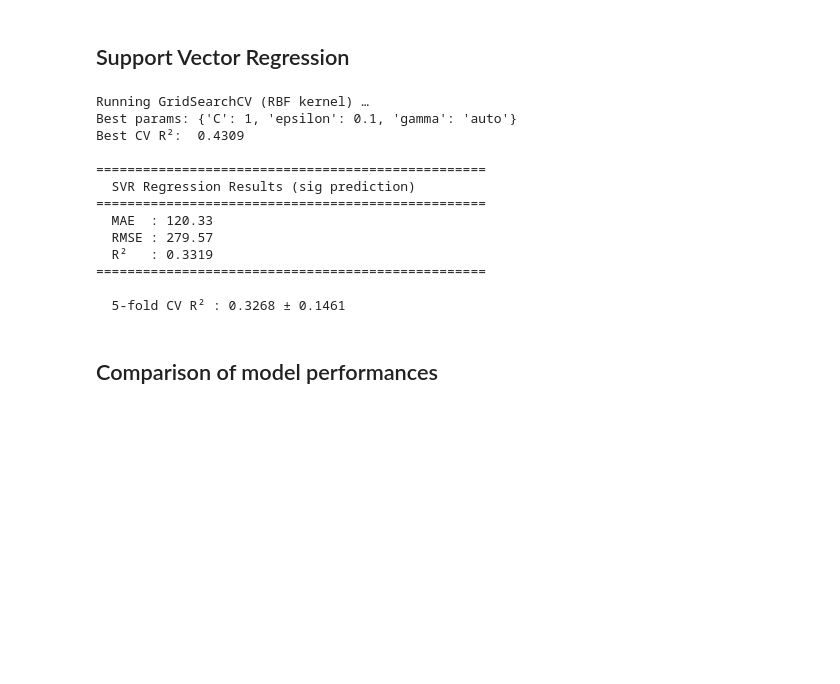
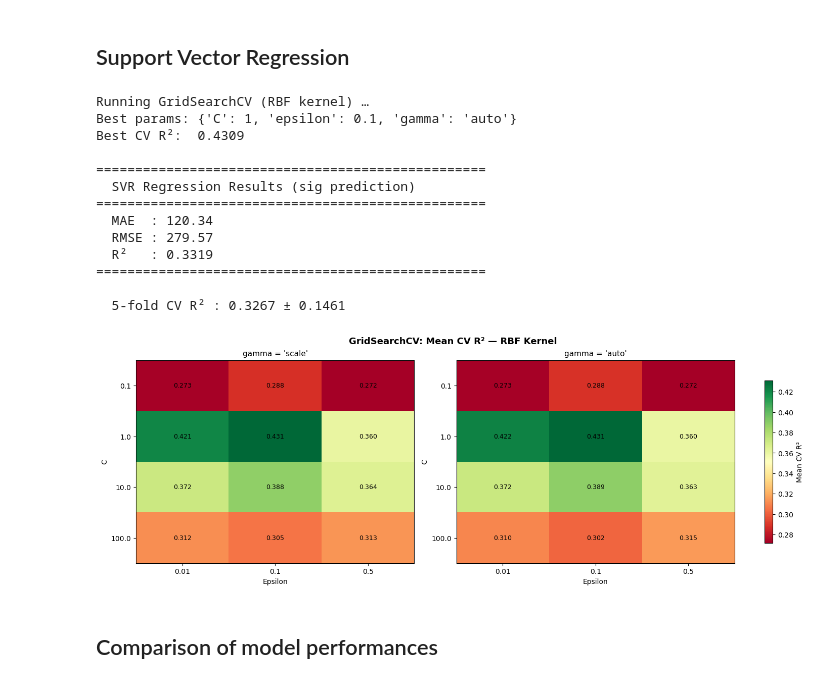
Before and after one commit to babcsangergely/github_IML, a Jupyter notebook: IMLproj.ipynb, the cells around one changed output. Cells and saved outputs as stored; diff of their text form; code cells hidden in the pictures; blank space fills up the shorter version.

Commit message:
svr optimazition plotting

```diff
--- a/IMLproj.ipynb
+++ b/IMLproj.ipynb
@@ -289,35 +289,73 @@ y_pred_scaled = model.predict(X_test)
 y_pred = scaler.inverse_transform(y_pred_scaled.reshape(-1, 1)).ravel()
 y_true = scaler.inverse_transform(y_test.reshape(-1, 1)).ravel()
 
 mae  = mean_absolute_error(y_true, y_pred)
 rmse = np.sqrt(mean_squared_error(y_true, y_pred))
 r2   = r2_score(y_true, y_pred)
 
 print("=" * 50)
 print("  SVR Regression Results (sig prediction)")
 print("=" * 50)
 print(f"  MAE  : {mae:.2f}")
 print(f"  RMSE : {rmse:.2f}")
 print(f"  R²   : {r2:.4f}")
 print("=" * 50)
 
 # 5-fold CV on full data
 cv_r2 = cross_val_score(model, X_scaled, y_scaled, cv=5, scoring="r2")
 print(f"\n  5-fold CV R² : {cv_r2.mean():.4f} ± {cv_r2.std():.4f}")
+
+
+#plotting the optimazition
+# Extract GridSearchCV results
+results = pd.DataFrame(grid.cv_results_)
+
+# Heatmap: C vs Epsilon (for each gamma)
+fig, axes = plt.subplots(1, 2, figsize=(14, 5), constrained_layout=True)
+fig.suptitle("GridSearchCV: Mean CV R² — RBF Kernel", fontsize=13, fontweight="bold")
+
+for ax, gamma_val in zip(axes, param_grid["gamma"]):
+    mask = results["param_gamma"] == gamma_val
+    pivot = results[mask].pivot_table(
+        index="param_C",
+        columns="param_epsilon",
+        values="mean_test_score"
+    )
+
+    im = ax.imshow(pivot.values, cmap="RdYlGn", aspect="auto",
+                   vmin=results["mean_test_score"].min(),
+                   vmax=results["mean_test_score"].max())
+
+    ax.set_xticks(range(len(pivot.columns)))
+    ax.set_xticklabels(pivot.columns)
+    ax.set_yticks(range(len(pivot.index)))
+    ax.set_yticklabels(pivot.index)
+    ax.set_xlabel("Epsilon", fontsize=10)
+    ax.set_ylabel("C", fontsize=10)
+    ax.set_title(f"gamma = '{gamma_val}'", fontsize=11)
+
+    for i in range(len(pivot.index)):
+        for j in range(len(pivot.columns)):
+            ax.text(j, i, f"{pivot.values[i, j]:.3f}",
+                    ha="center", va="center", fontsize=9, color="black")
+
+fig.colorbar(im, ax=axes, label="Mean CV R²", shrink=0.8)
+plt.show()
 # %% [output]
 Running GridSearchCV (RBF kernel) …
 Best params: {'C': 1, 'epsilon': 0.1, 'gamma': 'auto'}
 Best CV R²:  0.4309
 
 ==================================================
   SVR Regression Results (sig prediction)
 ==================================================
-  MAE  : 120.33
+  MAE  : 120.34
   RMSE : 279.57
   R²   : 0.3319
 ==================================================
 
-  5-fold CV R² : 0.3268 ± 0.1461
+  5-fold CV R² : 0.3267 ± 0.1461
+[figure, added]
 # %% [markdown]
 ## Comparison of model performances
 # %%
```
Also changed, not shown: parts of 2 cells of this notebook, 1 other file.
